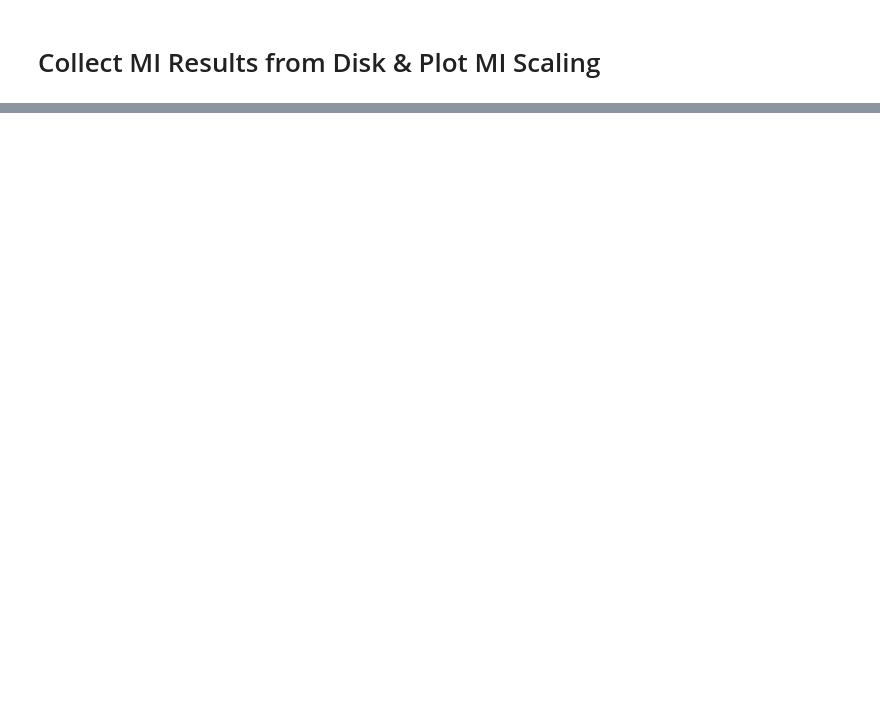
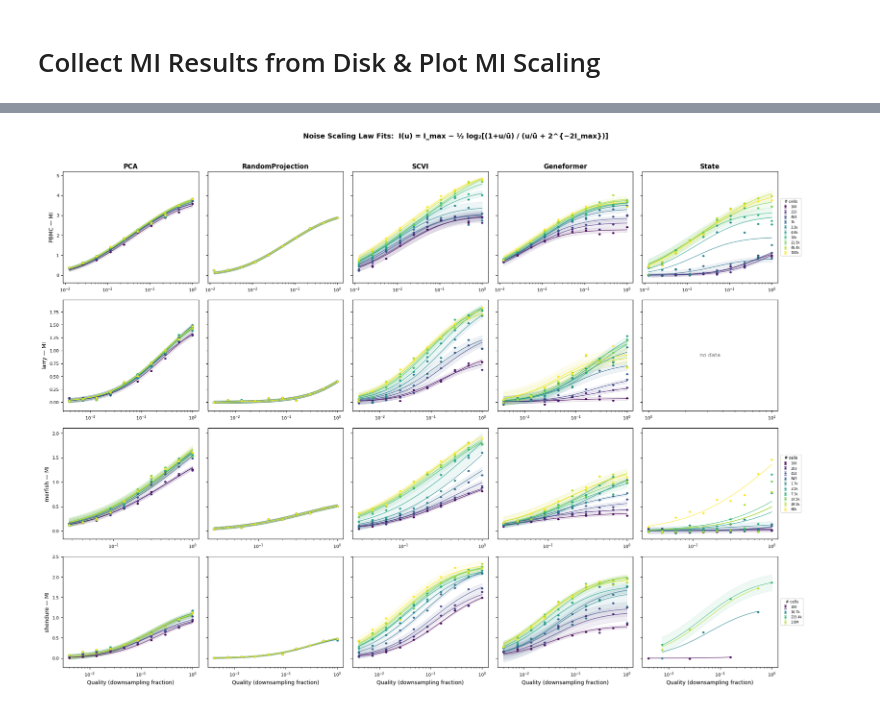
Before and after one commit to igor-sadalski/Scaling-up-measurement-noise-scaling-laws, a Jupyter notebook: analysis/2026-04-14_15-25_collect_and_plot_mi_scaling.ipynb, the cells around one changed output, grey strips where cells are left out. Saved outputs shown, nothing was run; the diff lists cells and outputs as text; code cells hidden in the pictures; blank space fills up the shorter version.

```diff
--- a/analysis/2026-04-14_15-25_collect_and_plot_mi_scaling.ipynb
+++ b/analysis/2026-04-14_15-25_collect_and_plot_mi_scaling.ipynb
@@ -256,0 +335,96 @@ fig_quality = plot_mi_vs_quality(df_results)
+# %%
+# ── Visualize noise scaling fits ────────────────────────────────────────
+# Rows = datasets, Cols = algorithms
+# Each subplot shows one fitted curve per size, with data points + uncertainty bands.
+
+import matplotlib.colors as mcolors
+
+df_ok = df_fits[df_fits['success']].copy()
+
+datasets_order = sorted(df_ok['dataset'].unique())
+algo_order = [a for a in ALGO_ORDER if a in df_ok['algorithm'].unique()]
+n_rows = len(datasets_order)
+n_cols = len(algo_order)
+
+fig, axes = plt.subplots(n_rows, n_cols,
+                         figsize=(4 * n_cols + 1.6, 3.5 * n_rows + 0.8),
+                         squeeze=False)
+
+# share y within each row
+for i in range(n_rows):
+    for j in range(1, n_cols):
+        axes[i, j].sharey(axes[i, 0])
+
+cmap = plt.cm.viridis
+
+for i, ds in enumerate(datasets_order):
+    # per-dataset size color norm
+    sizes_ds = sorted(df_ok[df_ok['dataset'] == ds]['size'].unique())
+    if not sizes_ds:
+        continue
+    norm = mcolors.LogNorm(vmin=min(sizes_ds), vmax=max(sizes_ds))
+
+    for j, algo in enumerate(algo_order):
+        ax = axes[i, j]
+        sub_fits = df_ok[(df_ok['dataset'] == ds) & (df_ok['algorithm'] == algo)]
+        sub_data = df_results[(df_results['dataset'] == ds) & (df_results['algorithm'] == algo)]
+
+        if sub_fits.empty:
+            ax.text(0.5, 0.5, 'no data', ha='center', va='center',
+                    transform=ax.transAxes, color='gray', fontsize=10)
+            ax.set_xscale('log')
+        else:
+            for _, row in sub_fits.iterrows():
+                sz = row['size']
+                color = cmap(norm(sz))
+                u_bar, I_max = row['u_bar'], row['I_max']
+
+                # plot data points
+                pts = sub_data[sub_data['size'] == sz]
+                agg = pts.groupby('quality')['mi_value'].agg(['mean', 'std', 'count']).reset_index()
+                agg = agg.sort_values('quality')
+                agg['sem'] = (agg['std'] / np.sqrt(agg['count'])).fillna(0)
+                ax.errorbar(agg['quality'], agg['mean'], yerr=agg['sem'],
+                            marker='o', markersize=3, linewidth=0, capsize=2,
+                            color=color, alpha=0.85, label=_fmt_size(sz))
+
+                # plot fitted curve
+                q_range = np.logspace(np.log10(agg['quality'].min()),
+                                      np.log10(agg['quality'].max()), 200)
+                fitted = info_scaling(q_range, u_bar, I_max)
+                ax.plot(q_range, fitted, color=color, lw=1.2, alpha=0.7)
+
+                # uncertainty band (constant approximation from avg_unc)
+                if not np.isnan(row['avg_unc']) and row['avg_unc'] <= 0.5:
+                    ax.fill_between(q_range,
+                                    fitted - row['avg_unc'],
+                                    fitted + row['avg_unc'],
+                                    color=color, alpha=0.08)
+
+            ax.set_xscale('log')
+
+        if i == n_rows - 1:
+            ax.set_xlabel('Quality (downsampling fraction)', fontsize=10)
+        if j == 0:
+            ax.set_ylabel(f'{ds} — MI', fontsize=10)
+        if i == 0:
+            ax.set_title(algo, fontsize=12, fontweight='bold')
+        ax.tick_params(labelsize=8)
+        if j > 0:
+            ax.tick_params(labelleft=False)
+
+    # legend to the right of last column
+    last_ax = axes[i, n_cols - 1]
+    handles, labels = last_ax.get_legend_handles_labels()
+    if handles:
+        last_ax.legend(handles, labels, title='# cells', fontsize=6,
+                       title_fontsize=7, loc='center left',
+                       bbox_to_anchor=(1.02, 0.5), borderaxespad=0,
+                       frameon=True, framealpha=0.8)
+
+fig.suptitle('Noise Scaling Law Fits:  I(u) = I_max − ½ log₂[(1+u/ū) / (u/ū + 2^{−2I_max})]',
+             fontsize=13, fontweight='bold')
+fig.tight_layout(rect=[0, 0.01, 0.92, 0.96])
+plt.show()
+# %% [output]
+[figure, added]
```
Also changed, not shown: parts of 5 cells of this notebook, 6 other files.
